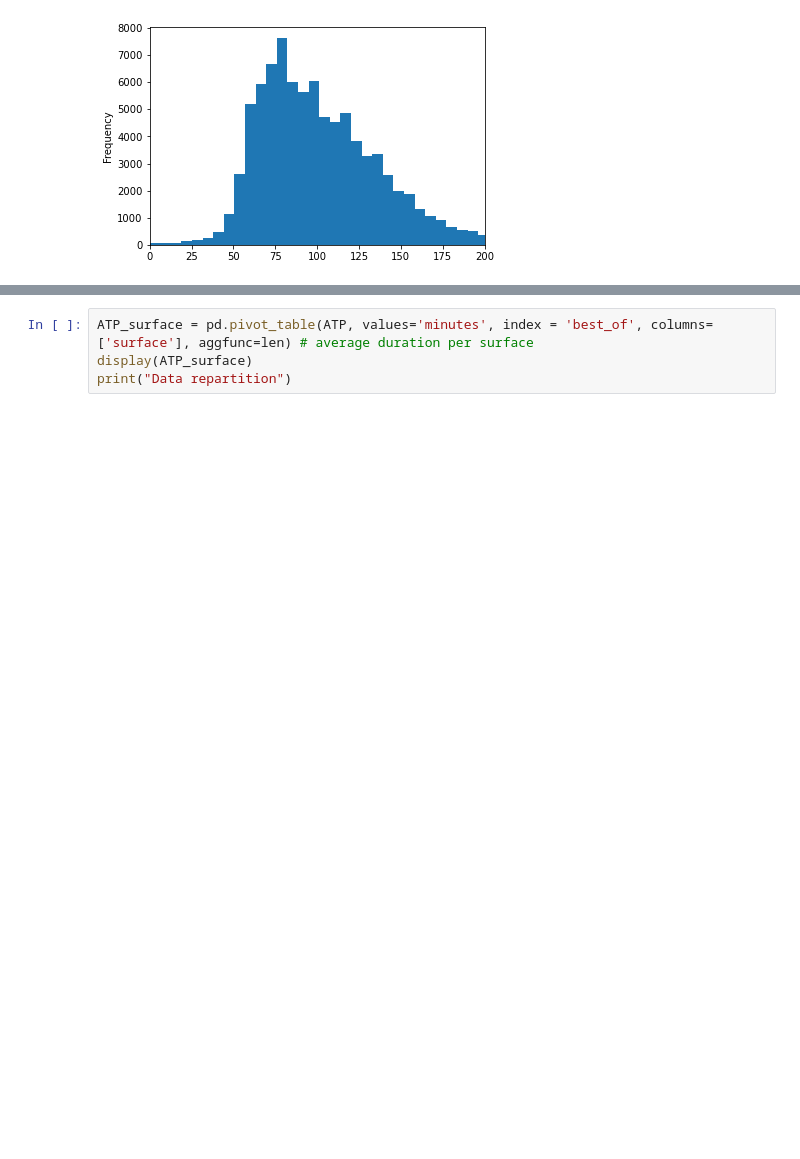
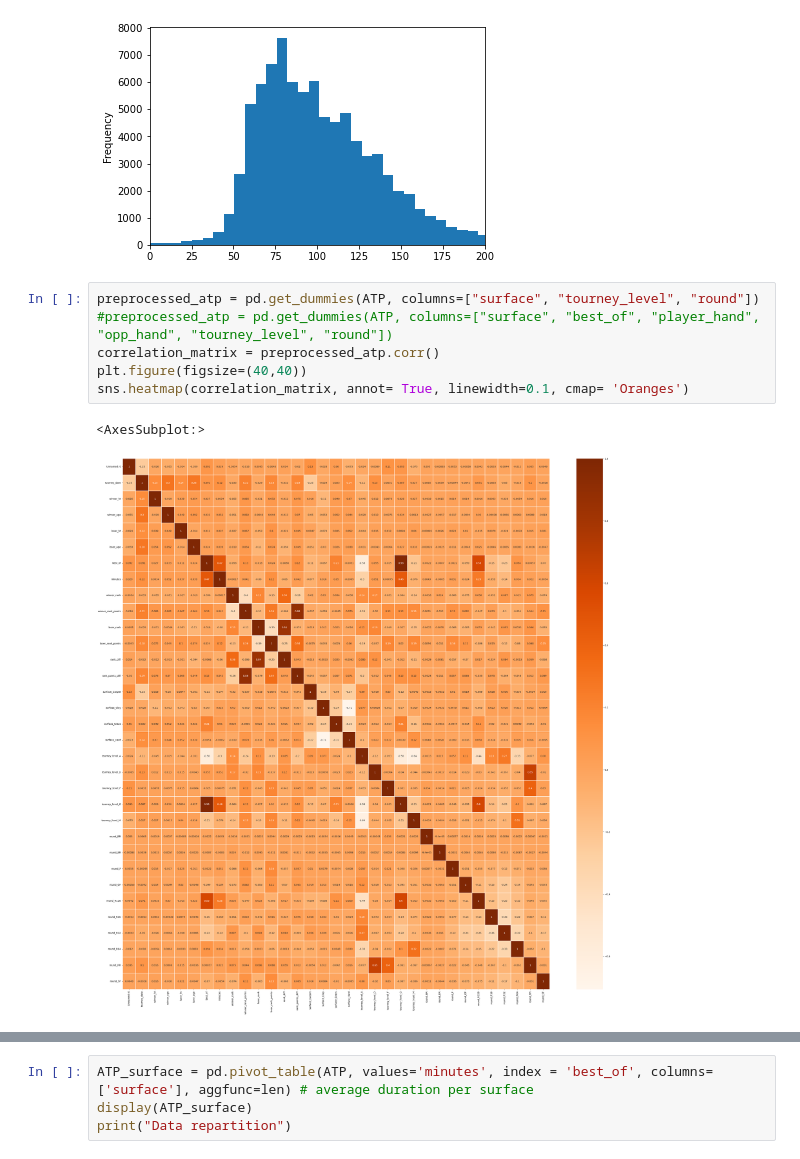
Before and after one commit to leobeuque/PDI-Tennis, a Jupyter notebook: key-variable-analysis_leo.ipynb, the cells around one changed output, grey strips where cells are left out. Cells and saved outputs as stored; diff of their text form; blank space fills up the shorter version.

```diff
--- a/key-variable-analysis_leo.ipynb
+++ b/key-variable-analysis_leo.ipynb
@@ -99,3 +109,12 @@ ATP['minutes'].plot.hist(bins=200)
 # %% [output]
 <AxesSubplot:ylabel='Frequency'>
 [figure]
+# %%
+preprocessed_atp = pd.get_dummies(ATP, columns=["surface", "tourney_level", "round"])
+#preprocessed_atp = pd.get_dummies(ATP, columns=["surface", "best_of", "player_hand", "opp_hand", "tourney_level", "round"])
+correlation_matrix = preprocessed_atp.corr()
+plt.figure(figsize=(40,40))
+sns.heatmap(correlation_matrix, annot= True, linewidth=0.1, cmap= 'Oranges')
+# %% [output]
+<AxesSubplot:>
+[figure, added]
```
Also changed, not shown: parts of 23 cells of this notebook.
